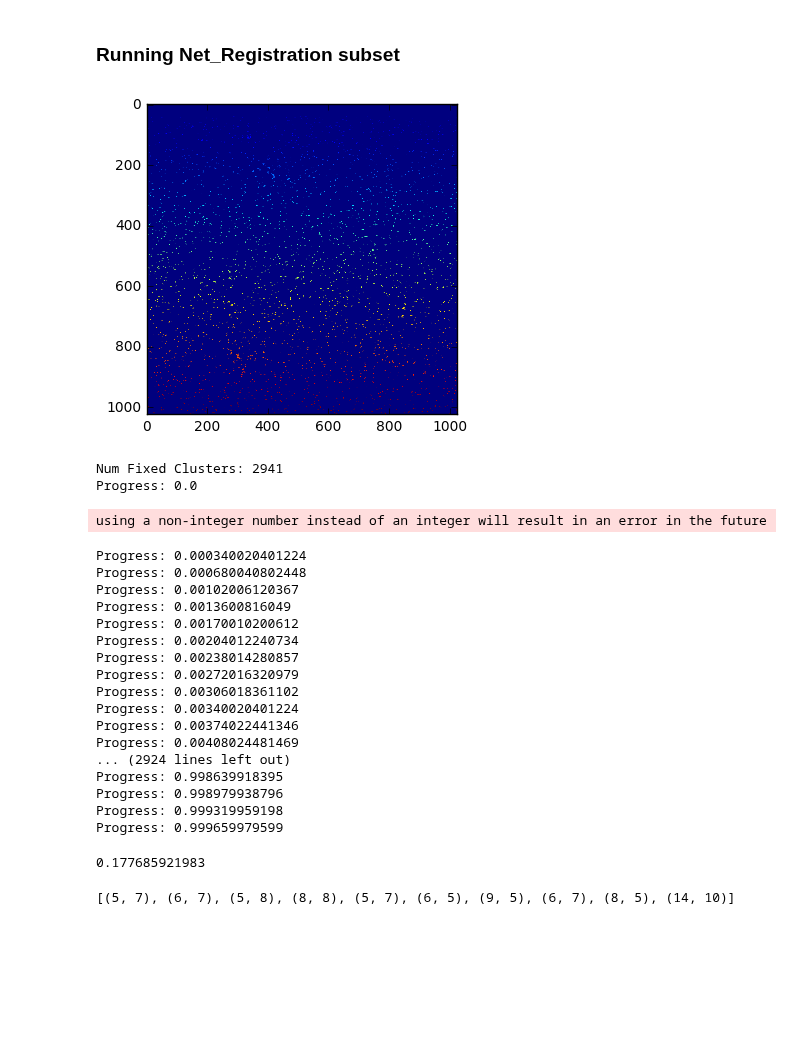
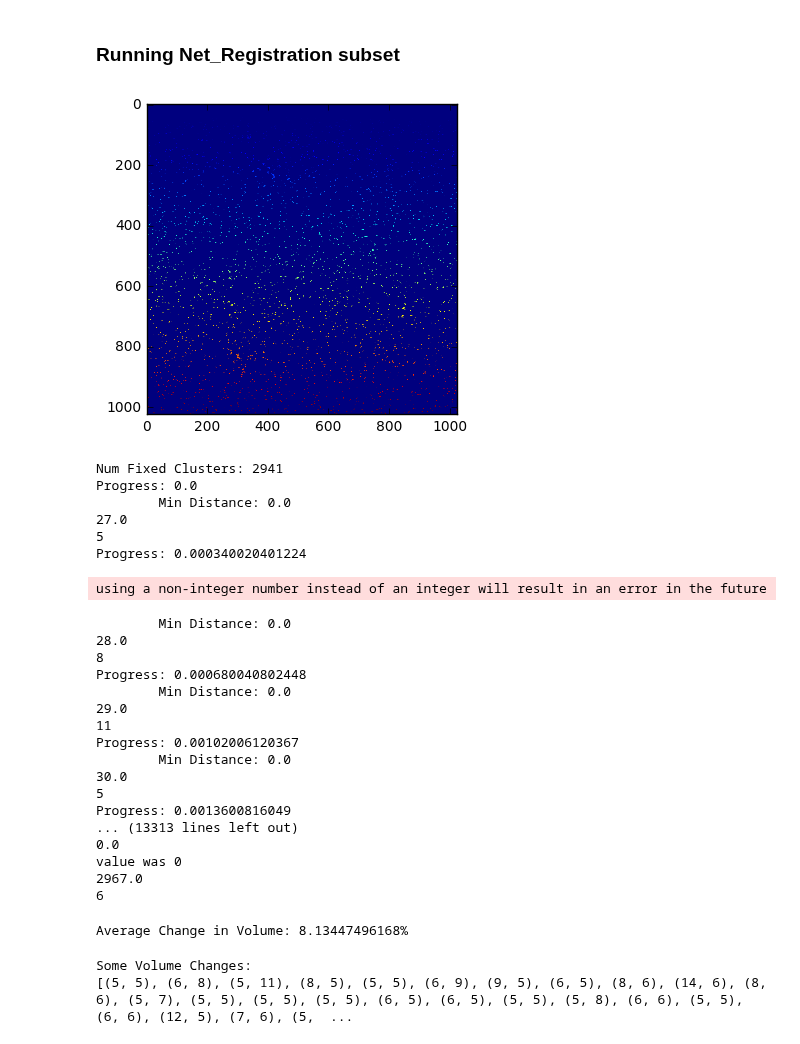
Before and after one commit to NeuroDataDesign/pan-synapse, a Jupyter notebook: background/Net_Registration.ipynb, the cells around one changed output. Drawn from its saved outputs; the diff is of its cells as text; code cells hidden in the pictures; blank space fills up the shorter version.

```diff
--- a/background/Net_Registration.ipynb
+++ b/background/Net_Registration.ipynb
@@ -84,6 +84,7 @@ def netRegistration(fixedImg, movingImg, lowerFence = 0, upperFence = 180):
     mask_size = sizes > upperFence
     remove_pixel = mask_size[fixedImg]
     fixedImg[remove_pixel] = 0
+    fixedImg, nr_objects = ndimage.label(fixedImg, s)
 
 
 
@@ -94,6 +95,7 @@ def netRegistration(fixedImg, movingImg, lowerFence = 0, upperFence = 180):
         mask_size = sizes < lowerFence
         remove_pixel = mask_size[fixedImg]
         fixedImg[remove_pixel] = 0
+        fixedImg, nr_objects = ndimage.label(fixedImg, s)
 
     ##Connected Components + Volume Thresholding On Moving Image
 
@@ -117,8 +119,6 @@ def netRegistration(fixedImg, movingImg, lowerFence = 0, upperFence = 180):
         labeled[remove_pixel] = 0
         labeled, nr_objects = ndimage.label(labeled, s)
 
-
-
     return ANTs(fixedImg, labeled, lowerFence, upperFence)
 # %%
 def ANTs(fixedImg, movingImg, lowerFence, upperFence):
@@ -444,29 +441,33 @@ plt.show()
 # %% [markdown]
 ### Running Net_Registration subset
 # %%
-realFixedClusters = netRegistration(tp2slice, tp3slice, lowerFence = 5, upperFence = 180)
+realFixedClusters, min_distances = netRegistration(tp2slice, tp3slice, lowerFence = 5, upperFence = 180)
 # %% [output]
-[figure, old version]
+[figure, new version]
 Num Fixed Clusters: 2941
 Progress: 0.0
+        Min Distance: 0.0
+27.0
+5
+Progress: 0.000340020401224
 using a non-integer number instead of an integer will result in an error in the future
-Progress: 0.000340020401224
+        Min Distance: 0.0
+28.0
+8
 Progress: 0.000680040802448
+        Min Distance: 0.0
+29.0
+11
 Progress: 0.00102006120367
+        Min Distance: 0.0
+30.0
+5
 Progress: 0.0013600816049
-Progress: 0.00170010200612
-Progress: 0.00204012240734
-Progress: 0.00238014280857
-Progress: 0.00272016320979
-Progress: 0.00306018361102
-Progress: 0.00340020401224
-Progress: 0.00374022441346
-Progress: 0.00408024481469
-... (2924 lines left out)
-Progress: 0.998639918395
-Progress: 0.998979938796
-Progress: 0.999319959198
-Progress: 0.999659979599
+... (13313 lines left out)
+0.0
+value was 0
+2967.0
+6
 # %%
 realFixedDisplay = adaptiveThreshold(tp2slice, 64, 64)
 i = 0
@@ -484,10 +485,12 @@ for cluster in realFixedClusters:
     movingVolumes.append(cluster.timeRegistration.volume)
 accrossTimeVolumes = [(fixedVolumes[i], movingVolumes[i]) for i in range(len(fixedVolumes))]
 # %%
-print(np.mean(differences))
+print("Average Change in Volume: " + str(100* np.mean(differences)) + "%")
 # %% [output]
-0.177685921983
+Average Change in Volume: 8.13447496168%
-# %%
-print(accrossTimeVolumes[0:10])
-# %% [output]
-[(5, 7), (6, 7), (5, 8), (8, 8), (5, 7), (6, 5), (9, 5), (6, 7), (8, 5), (14, 10)]
+# %%
+print("Some Volume Changes:")
+print(acrossTimeVolumes)
+# %% [output]
+Some Volume Changes:
+[(5, 5), (6, 8), (5, 11), (8, 5), (5, 5), (6, 9), (9, 5), (6, 5), (8, 6), (14, 6), (8, 6), (5, 7), (5, 5), (5, 5), (5, 5), (6, 5), (6, 5), (5, 5), (5, 8), (6, 6), (5, 5), (6, 6), (12, 5), (7, 6), (5,  ...
```
Also changed, not shown: parts of 2 cells of this notebook.
